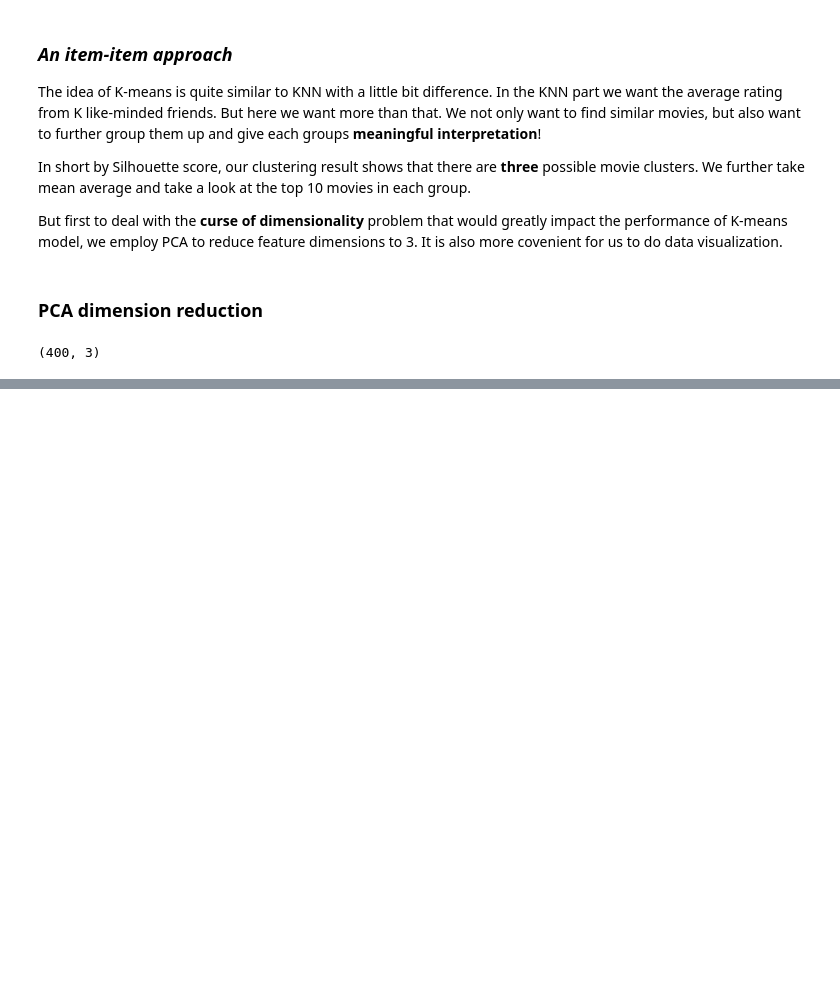
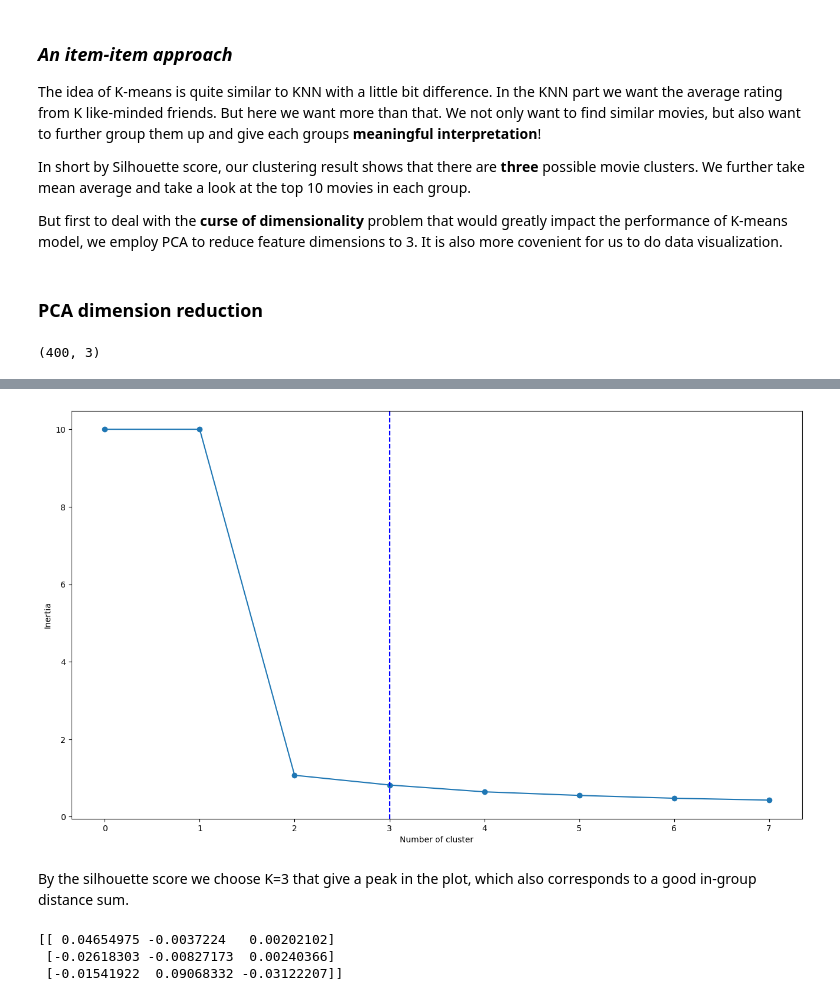
Before and after one commit to NuoLeiNYU/movie-recommendation-system, a Jupyter notebook: movie_recommender_analysis.ipynb, the cells around one changed output, grey strips where cells are left out. Cells and saved outputs as stored; diff of their text form; code cells hidden in the pictures; blank space fills up the shorter version.

```diff
--- a/movie_recommender_analysis.ipynb
+++ b/movie_recommender_analysis.ipynb
@@ -223,0 +270,21 @@ ps.head()
+# %%
+plt.plot(range(0,8),inertia_list,'-o')
+plt.xlabel('Number of cluster')
+plt.axvline(x=3, color='blue', linestyle='--')
+plt.ylabel('Inertia')
+plt.show()
+# %% [output]
+[figure, added]
+# %% [markdown]
+By the silhouette score we choose K=3 that give a peak in the plot, which also corresponds to a good in-group distance sum.
+# %%
+# Implement with k=3
+clusterer = KMeans(n_clusters=3,random_state=30).fit(df_pca)
+centers = clusterer.cluster_centers_
+c_preds = clusterer.predict(df_pca)
+
+print(centers)
+# %% [output]
+[[ 0.04654975 -0.0037224   0.00202102]
+ [-0.02618303 -0.00827173  0.00240366]
+ [-0.01541922  0.09068332 -0.03122207]]
```
Also changed, not shown: parts of 20 cells of this notebook.
